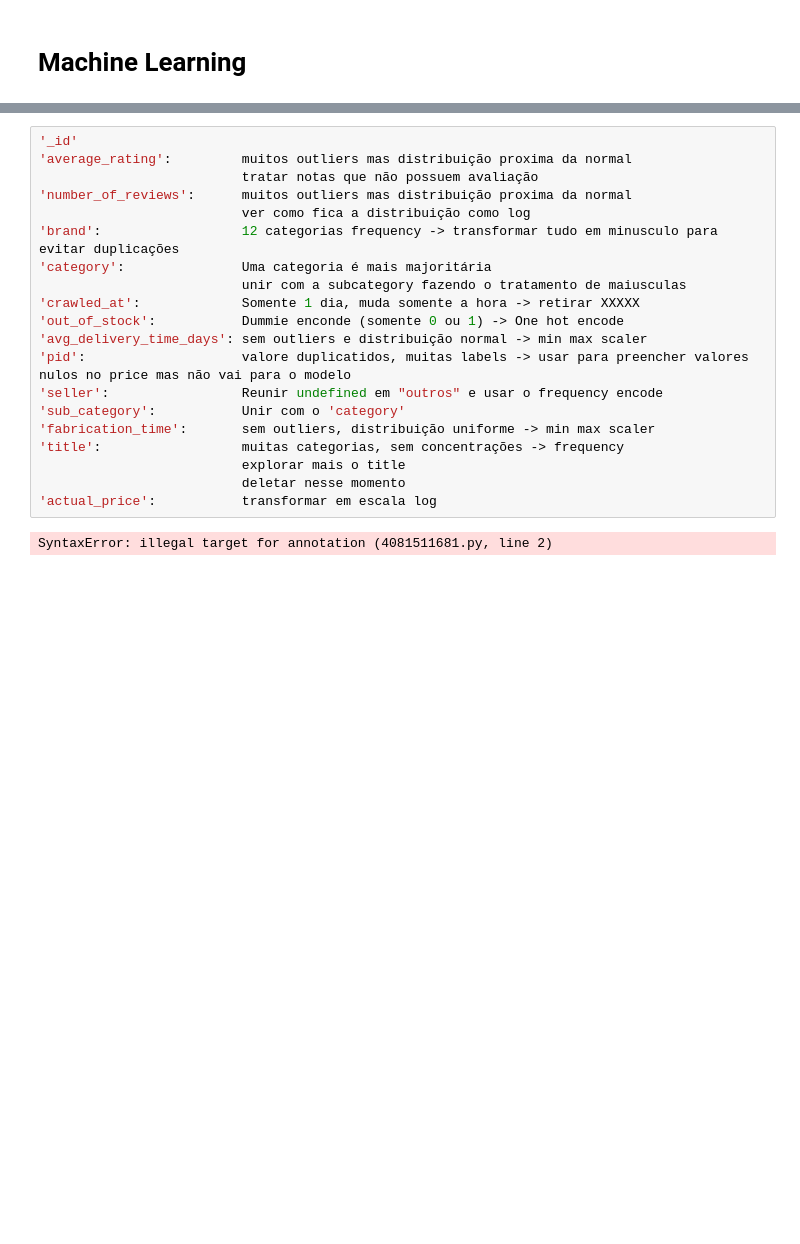
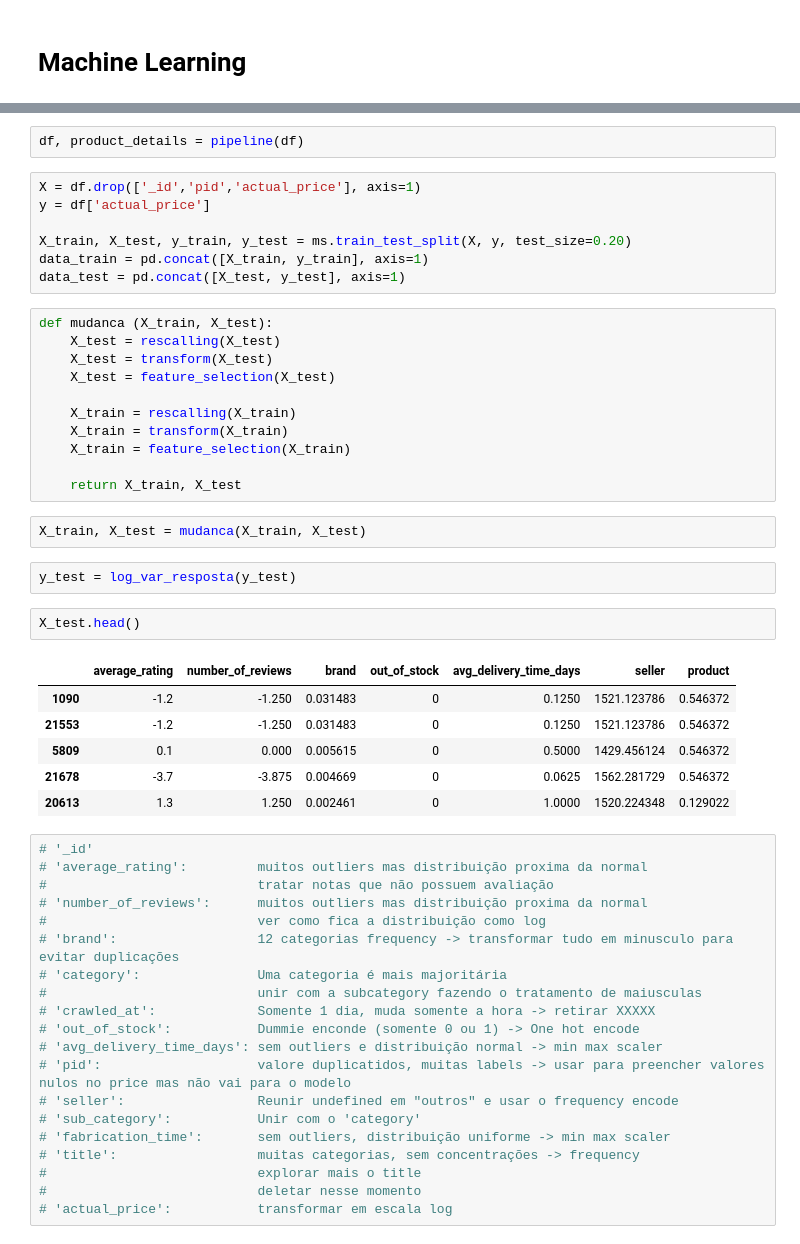
Before and after one commit to Gabrielnbr/hd6, a Jupyter notebook: notebook_hackday_06.ipynb, the cells around one changed output, grey strips where cells are left out. Drawn from its saved outputs; the diff is of its cells as text; blank space fills up the shorter version.

```diff
--- a/notebook_hackday_06.ipynb
+++ b/notebook_hackday_06.ipynb
@@ -308,22 +472,53 @@ X_train[features_selected]
+# %%
+df, product_details = pipeline(df)
+# %%
+X = df.drop(['_id','pid','actual_price'], axis=1)
+y = df['actual_price']
+
+X_train, X_test, y_train, y_test = ms.train_test_split(X, y, test_size=0.20)
+data_train = pd.concat([X_train, y_train], axis=1)
+data_test = pd.concat([X_test, y_test], axis=1)
+# %%
+def mudanca (X_train, X_test):
+    X_test = rescalling(X_test)
+    X_test = transform(X_test)
+    X_test = feature_selection(X_test)
+
+    X_train = rescalling(X_train)
+    X_train = transform(X_train)
+    X_train = feature_selection(X_train)
+
+    return X_train, X_test
+# %%
+X_train, X_test = mudanca(X_train, X_test)
+# %%
+y_test = log_var_resposta(y_test)
+# %%
+X_test.head()
+# %% [output]
+|  | average_rating | number_of_reviews | brand | out_of_stock | avg_delivery_time_days | seller | product |
+| 1090 | -1.2 | -1.250 | 0.031483 | 0 | 0.1250 | 1521.123786 | 0.546372 |
+| 21553 | -1.2 | -1.250 | 0.031483 | 0 | 0.1250 | 1521.123786 | 0.546372 |
+| 5809 | 0.1 | 0.000 | 0.005615 | 0 | 0.5000 | 1429.456124 | 0.546372 |
+| 21678 | -3.7 | -3.875 | 0.004669 | 0 | 0.0625 | 1562.281729 | 0.546372 |
+| 20613 | 1.3 | 1.250 | 0.002461 | 0 | 1.0000 | 1520.224348 | 0.129022 |
 # %%
-'_id'
-'average_rating':         muitos outliers mas distribuição proxima da normal
-                          tratar notas que não possuem avaliação
-'number_of_reviews':      muitos outliers mas distribuição proxima da normal
-                          ver como fica a distribuição como log
-'brand':                  12 categorias frequency -> transformar tudo em minusculo para evitar duplicações
-'category':               Uma categoria é mais majoritária
-                          unir com a subcategory fazendo o tratamento de maiusculas
-'crawled_at':             Somente 1 dia, muda somente a hora -> retirar XXXXX
-'out_of_stock':           Dummie enconde (somente 0 ou 1) -> One hot encode
-'avg_delivery_time_days': sem outliers e distribuição normal -> min max scaler
-'pid':                    valore duplicatidos, muitas labels -> usar para preencher valores nulos no price mas não vai para o modelo
-'seller':                 Reunir undefined em "outros" e usar o frequency encode
-'sub_category':           Unir com o 'category'
-'fabrication_time':       sem outliers, distribuição uniforme -> min max scaler
-'title':                  muitas categorias, sem concentrações -> frequency
-                          explorar mais o title
-                          deletar nesse momento
-'actual_price':           transformar em escala log
+# '_id'
+# 'average_rating':         muitos outliers mas distribuição proxima da normal
+#                           tratar notas que não possuem avaliação
+# 'number_of_reviews':      muitos outliers mas distribuição proxima da normal
+#                           ver como fica a distribuição como log
+# 'brand':                  12 categorias frequency -> transformar tudo em minusculo para evitar duplicações
+# 'category':               Uma categoria é mais majoritária
+#                           unir com a subcategory fazendo o tratamento de maiusculas
+# 'crawled_at':             Somente 1 dia, muda somente a hora -> retirar XXXXX
+# 'out_of_stock':           Dummie enconde (somente 0 ou 1) -> One hot encode
+# 'avg_delivery_time_days': sem outliers e distribuição normal -> min max scaler
+# 'pid':                    valore duplicatidos, muitas labels -> usar para preencher valores nulos no price mas não vai para o modelo
+# 'seller':                 Reunir undefined em "outros" e usar o frequency encode
+# 'sub_category':           Unir com o 'category'
+# 'fabrication_time':       sem outliers, distribuição uniforme -> min max scaler
+# 'title':                  muitas categorias, sem concentrações -> frequency
+#                           explorar mais o title
+#                           deletar nesse momento
+# 'actual_price':           transformar em escala log
-# %% [output]
-SyntaxError: illegal target for annotation (4081511681.py, line 2)
```
Also changed, not shown: parts of 14 cells of this notebook, 1 other file.
